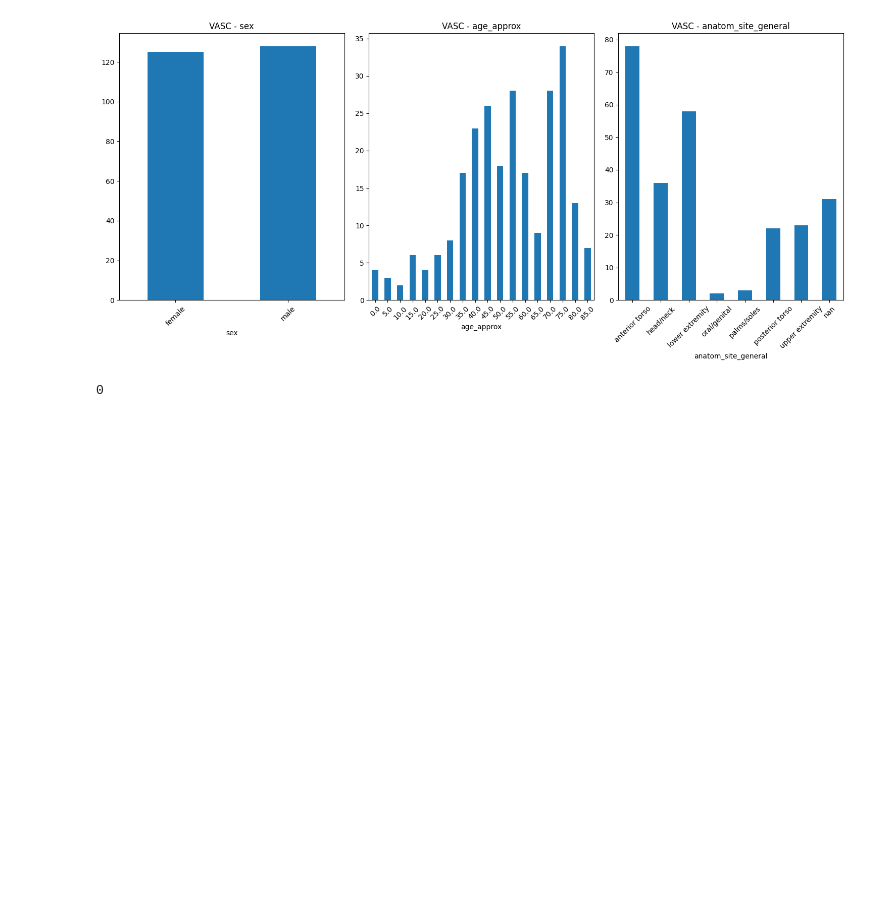
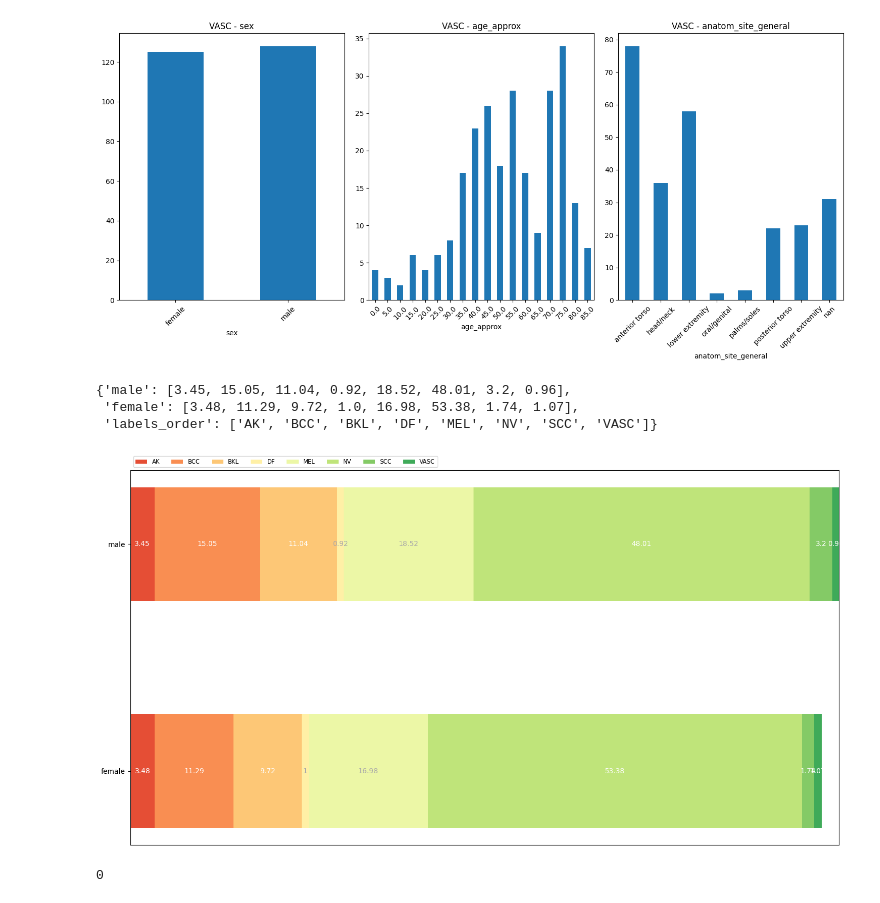
Before and after one commit to HunterNopen/SkinGlanceCare_Model, a Jupyter notebook: data/isic_load_dataset.ipynb, the cells around one changed output. Saved outputs shown, nothing was run; the diff lists cells and outputs as text; code cells hidden in the pictures; blank space fills up the shorter version.

```diff
--- a/data/isic_load_dataset.ipynb
+++ b/data/isic_load_dataset.ipynb
@@ -212,6 +212,53 @@ for name, group in isic_full_dataset.groupby(by='label'):
 [figure]
 [figure]
 [figure]
+# %%
+sex_distribution_by_label = {"male": [], "female": [], "labels_order": []}
+male_count, female_count = isic_full_dataset['sex'].value_counts()
+for name, group in isic_full_dataset[['sex', 'label']].groupby(by='label'):
+    m, f = group.value_counts()
+    sex_distribution_by_label["labels_order"].append(name)
+    sex_distribution_by_label["male"].append(round(((m / male_count) * 100), 2))
+    sex_distribution_by_label["female"].append(round(((f / female_count) * 100), 2))
+
+sex_distribution_by_label
+# %% [output]
+{'male': [3.45, 15.05, 11.04, 0.92, 18.52, 48.01, 3.2, 0.96],
+ 'female': [3.48, 11.29, 9.72, 1.0, 16.98, 53.38, 1.74, 1.07],
+ 'labels_order': ['AK', 'BCC', 'BKL', 'DF', 'MEL', 'NV', 'SCC', 'VASC']}
+# %%
+def survey(results, category_names):
+    labels = list(results.keys())
+    data = np.array(list(results.values()))
+    data_cum = data.cumsum(axis=1)
+    category_colors = plt.colormaps['RdYlGn'](
+        np.linspace(0.15, 0.85, data.shape[1]))
+
+    fig, ax = plt.subplots(figsize=(15, 8))
+    ax.invert_yaxis()
+    ax.xaxis.set_visible(False)
+    ax.set_xlim(0, np.sum(data, axis=1).max())
+
+    for i, (colname, color) in enumerate(zip(category_names, category_colors)):
+        widths = data[:, i]
+        starts = data_cum[:, i] - widths
+        rects = ax.barh(labels, widths, left=starts, height=0.5,
+                        label=colname, color=color)
+
+        r, g, b, _ = color
+        text_color = 'white' if r * g * b < 0.5 else 'darkgrey'
+        ax.bar_label(rects, label_type='center', color=text_color)
+    ax.legend(ncols=len(category_names), bbox_to_anchor=(0, 1),
+              loc='lower left', fontsize='small')
+
+    return fig, ax
+
+
+survey({'male': sex_distribution_by_label['male'], 'female': sex_distribution_by_label['female']}, sex_distribution_by_label['labels_order'])
+plt.tight_layout()
+plt.show()
+# %% [output]
+[figure, added]
 # %%
 isic_train_dataset['image'].duplicated().sum()
 # %% [output]
```
Also changed, not shown: 2 other files.
